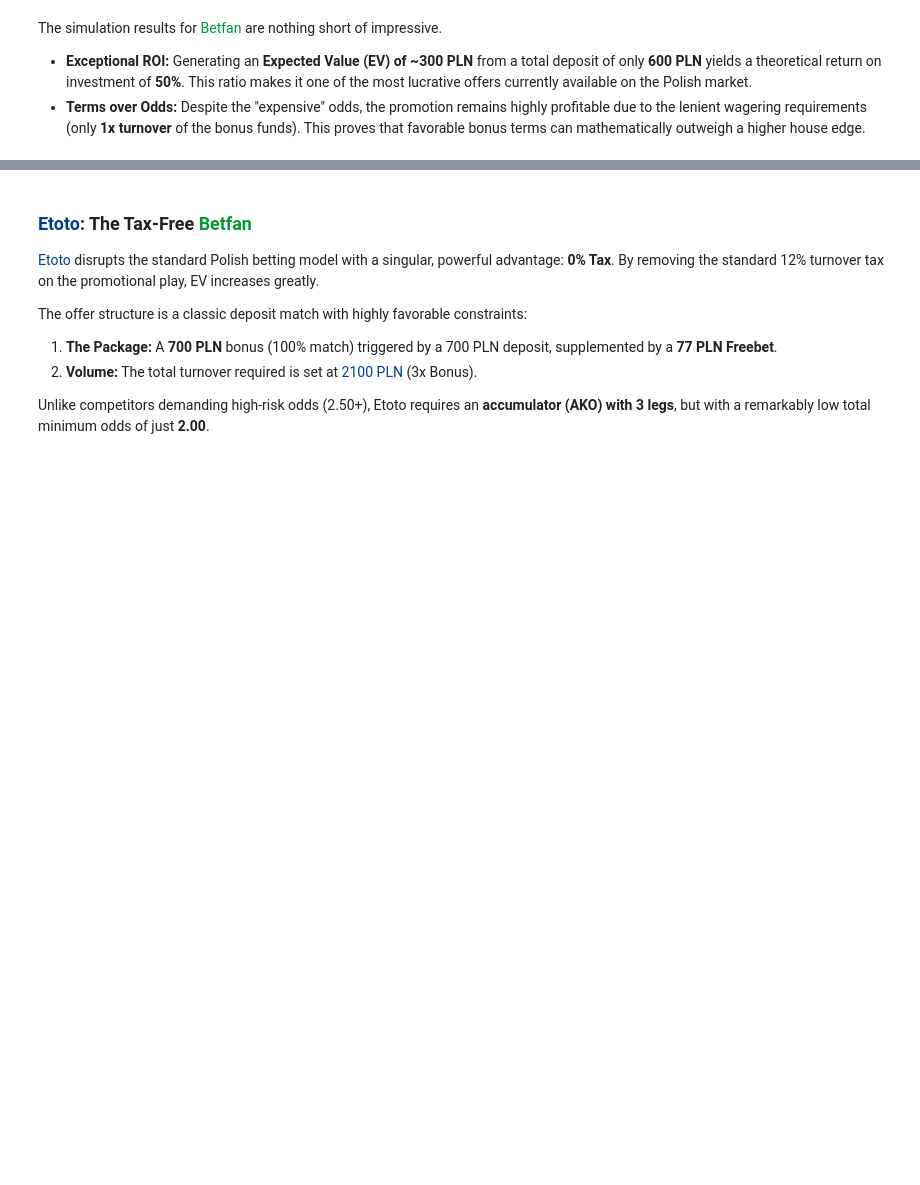
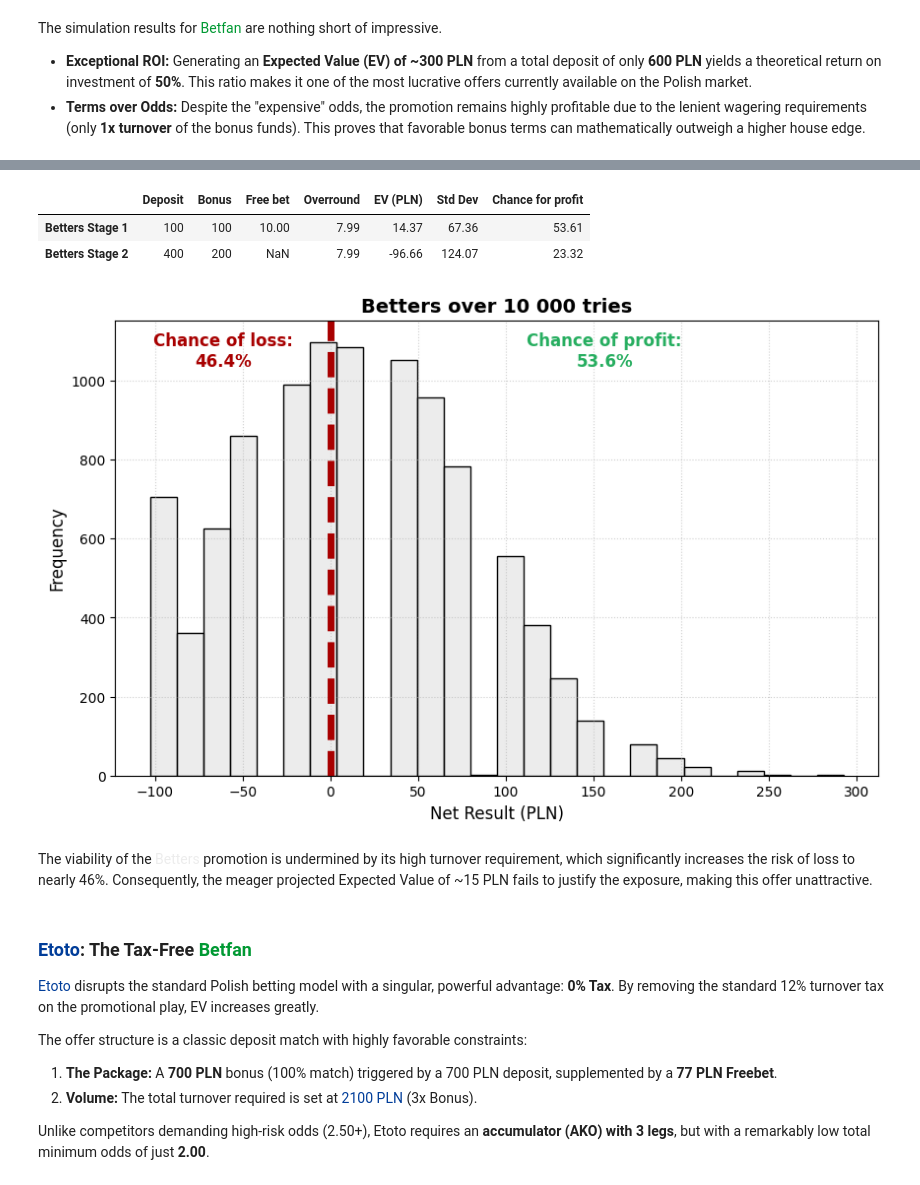
Before and after one commit to nzagozdzon-AGH/Free_Lunch_Theorem, a Jupyter notebook: Bookie_beater.ipynb, the cells around one changed output, grey strips where cells are left out. Cells and saved outputs as stored; diff of their text form; code cells hidden in the pictures; blank space fills up the shorter version.

Commit message:
Analized Betters

```diff
--- a/Bookie_beater.ipynb
+++ b/Bookie_beater.ipynb
@@ -125,3 +136,26 @@ The simulation results for <span style="color: #009933;">Betfan</span> are nothi
+# %%
+betters_overround = engine.overround_calculator(odds.betters_odds)
+data_stage_1 = engine.monte_carlo(offers.Betters["Offer_1"], betters_overround)
+data_stage_2 = engine.monte_carlo(offers.Betters["Offer_2"], betters_overround)
+
+data_values = [
+    [offers.Betters["Offer_1"]["deposit"], offers.Betters["Offer_1"]["bonus"], offers.Betters["Offer_1"]["free_bet"]["value"], (betters_overround-1)*100, np.mean(data_stage_1), np.std(data_stage_1), engine.chance_of_profit(data_stage_1)],
+    [offers.Betters["Offer_2"]["deposit"], offers.Betters["Offer_2"]["bonus"], offers.Betters["Offer_2"]["free_bet"], (betters_overround-1)*100, np.mean(data_stage_2), np.std(data_stage_2), engine.chance_of_profit(data_stage_2)],
+]
+columns = ["Deposit", "Bonus","Free bet","Overround","EV (PLN)", "Std Dev", "Chance for profit"]
+index_names = ["Betters Stage 1", "Betters Stage 2"]
+df = pd.DataFrame(data=data_values, index=index_names, columns=columns)
+df
+# %% [output]
+|  | Deposit | Bonus | Free bet | Overround | EV (PLN) | Std Dev | Chance for profit |
+| Betters Stage 1 | 100 | 100 | 10.00 | 7.99 | 14.37 | 67.36 | 53.61 |
+| Betters Stage 2 | 400 | 200 | NaN | 7.99 | -96.66 | 124.07 | 23.32 |
+# %%
+engine.visualize_results(data_stage_1, "Betters over 10 000 tries", color = "#e2e2e2a6")
+# %% [output]
+[figure, added]
+# %% [markdown]
+The viability of the <span style="color: #e2e2e2a6;">Betters</span> promotion is undermined by its high turnover requirement, which significantly increases the risk of loss to nearly 46%. Consequently, the meager projected Expected Value of ~15 PLN fails to justify the exposure, making this offer unattractive.
 # %% [markdown]
 ### <span style="color: #003D99;">Etoto</span>: The Tax-Free <span style="color: #009933;">Betfan</span>
 
```
Also changed, not shown: parts of 2 cells of this notebook, 2 other files.
